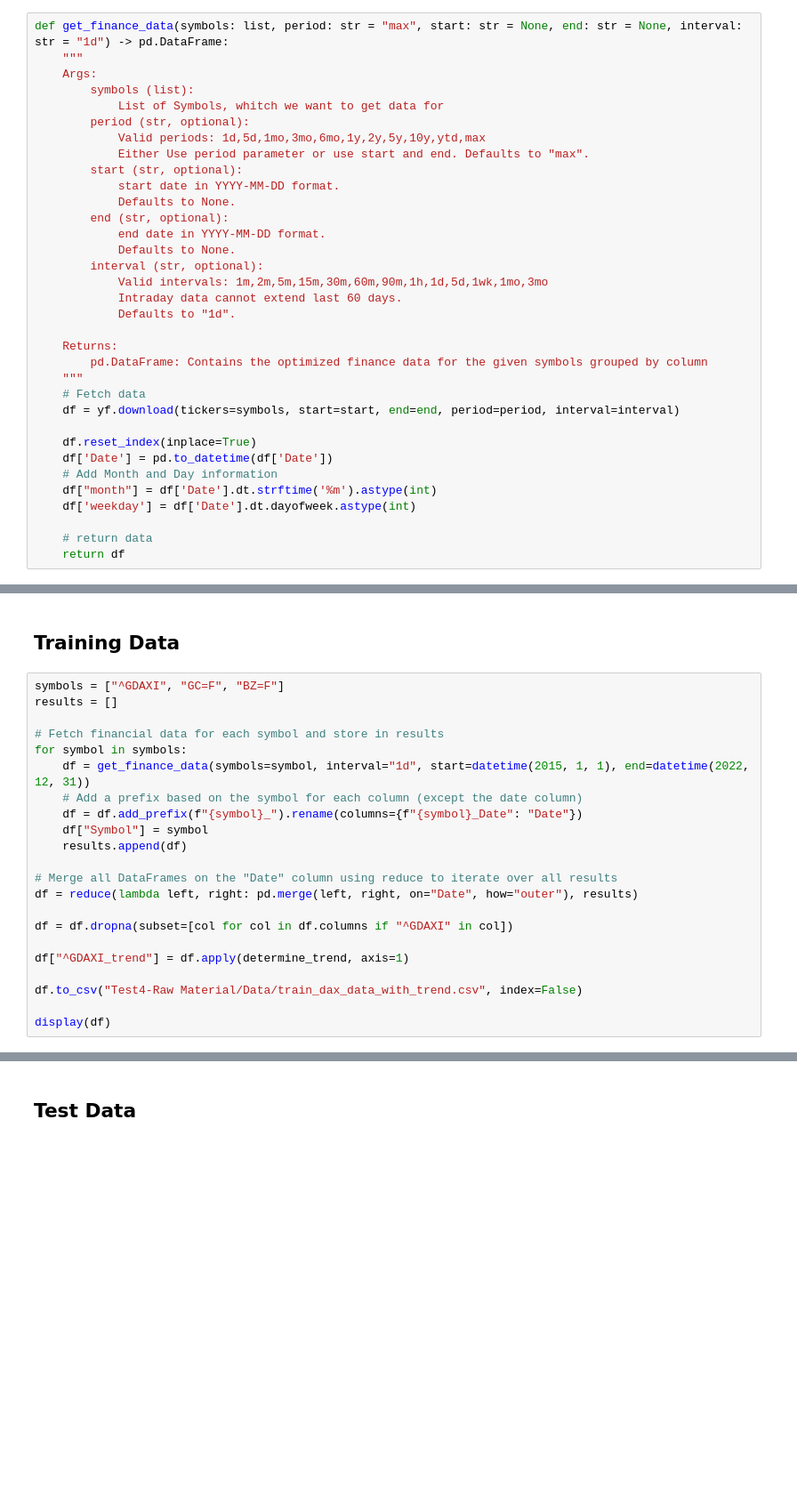
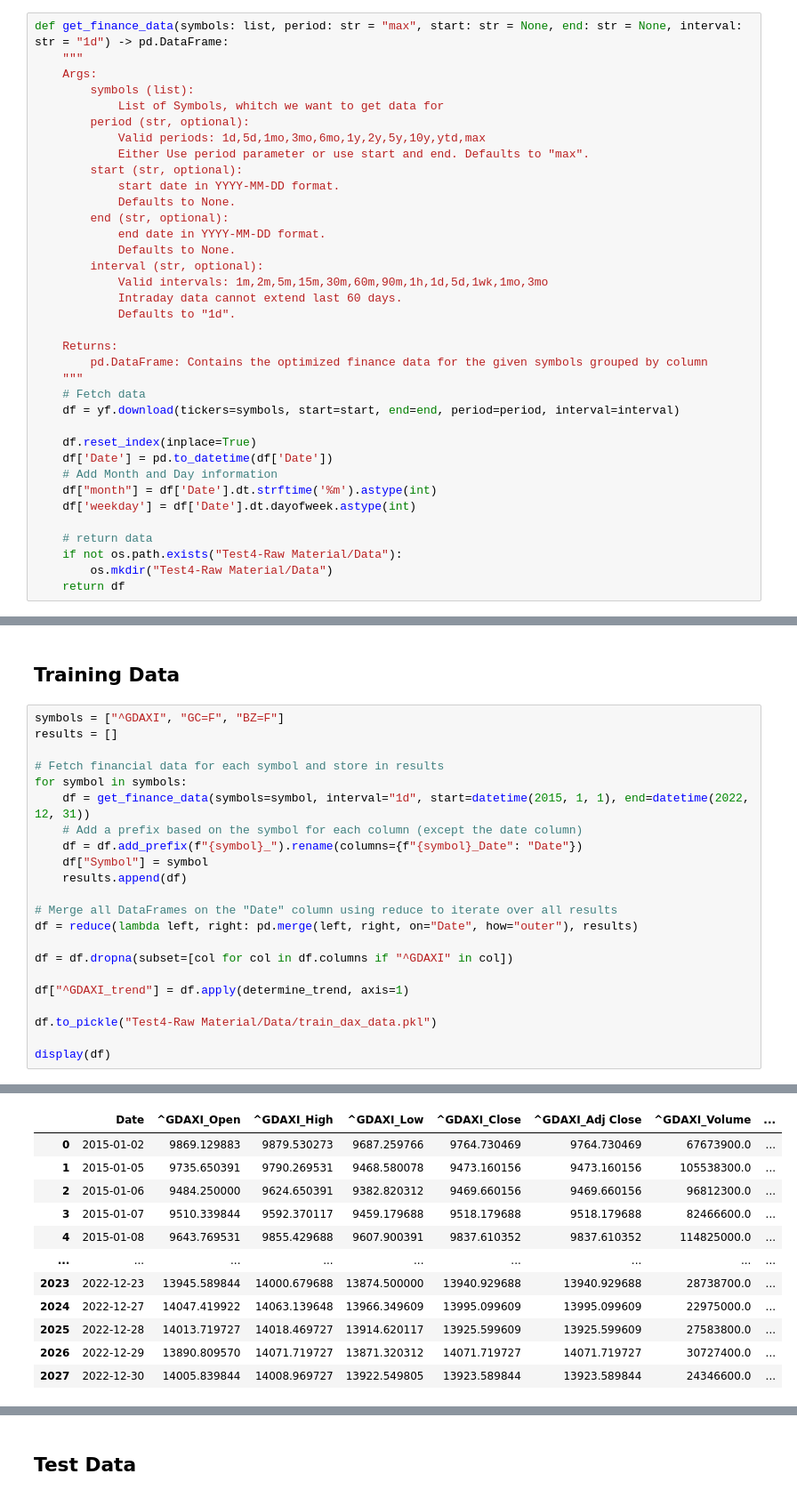
Before and after one commit to LeonAnthonyMenge/AKI-Trading-Model, a Jupyter notebook: Test4-Raw Material/collect_data.ipynb, the cells around one changed output, grey strips where cells are left out. Shown at 89% size. Cells and saved outputs as stored; diff of their text form; blank space fills up the shorter version.

```diff
--- a/Test4-Raw Material/collect_data.ipynb
+++ b/Test4-Raw Material/collect_data.ipynb
@@ -43,6 +44,8 @@ def get_finance_data(symbols: list, period: str = "max", start: str = None, end:
     df['weekday'] = df['Date'].dt.dayofweek.astype(int)
 
     # return data
+    if not os.path.exists("Test4-Raw Material/Data"):
+        os.mkdir("Test4-Raw Material/Data")
     return df
 # %%
 def determine_trend(row) -> int:
@@ -78,6 +81,7 @@ df = df.dropna(subset=[col for col in df.columns if "^GDAXI" in col])
 
 df["^GDAXI_trend"] = df.apply(determine_trend, axis=1)
 
-df.to_csv("Test4-Raw Material/Data/train_dax_data_with_trend.csv", index=False)
+df.to_pickle("Test4-Raw Material/Data/train_dax_data.pkl")
 
 display(df)
+# %% [output]
@@ -83,0 +108,12 @@ display(df)
+|  | Date | ^GDAXI_Open | ^GDAXI_High | ^GDAXI_Low | ^GDAXI_Close | ^GDAXI_Adj Close | ^GDAXI_Volume | ... |
+| 0 | 2015-01-02 | 9869.129883 | 9879.530273 | 9687.259766 | 9764.730469 | 9764.730469 | 67673900.0 | ... |
+| 1 | 2015-01-05 | 9735.650391 | 9790.269531 | 9468.580078 | 9473.160156 | 9473.160156 | 105538300.0 | ... |
+| 2 | 2015-01-06 | 9484.250000 | 9624.650391 | 9382.820312 | 9469.660156 | 9469.660156 | 96812300.0 | ... |
+| 3 | 2015-01-07 | 9510.339844 | 9592.370117 | 9459.179688 | 9518.179688 | 9518.179688 | 82466600.0 | ... |
+| 4 | 2015-01-08 | 9643.769531 | 9855.429688 | 9607.900391 | 9837.610352 | 9837.610352 | 114825000.0 | ... |
+| ... | ... | ... | ... | ... | ... | ... | ... | ... |
+| 2023 | 2022-12-23 | 13945.589844 | 14000.679688 | 13874.500000 | 13940.929688 | 13940.929688 | 28738700.0 | ... |
+| 2024 | 2022-12-27 | 14047.419922 | 14063.139648 | 13966.349609 | 13995.099609 | 13995.099609 | 22975000.0 | ... |
+| 2025 | 2022-12-28 | 14013.719727 | 14018.469727 | 13914.620117 | 13925.599609 | 13925.599609 | 27583800.0 | ... |
+| 2026 | 2022-12-29 | 13890.809570 | 14071.719727 | 13871.320312 | 14071.719727 | 14071.719727 | 30727400.0 | ... |
+| 2027 | 2022-12-30 | 14005.839844 | 14008.969727 | 13922.549805 | 13923.589844 | 13923.589844 | 24346600.0 | ... |
```
Also changed, not shown: parts of 3 cells of this notebook, 1 other file.
